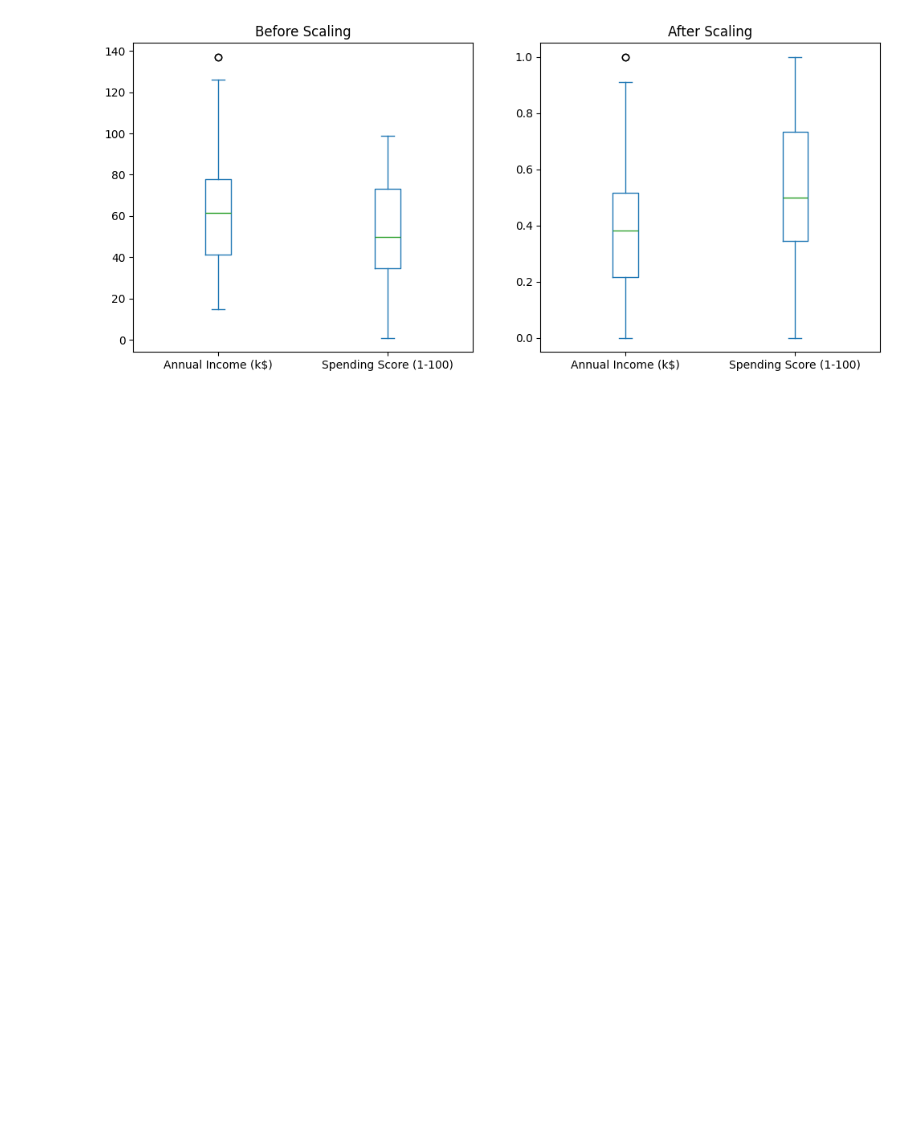
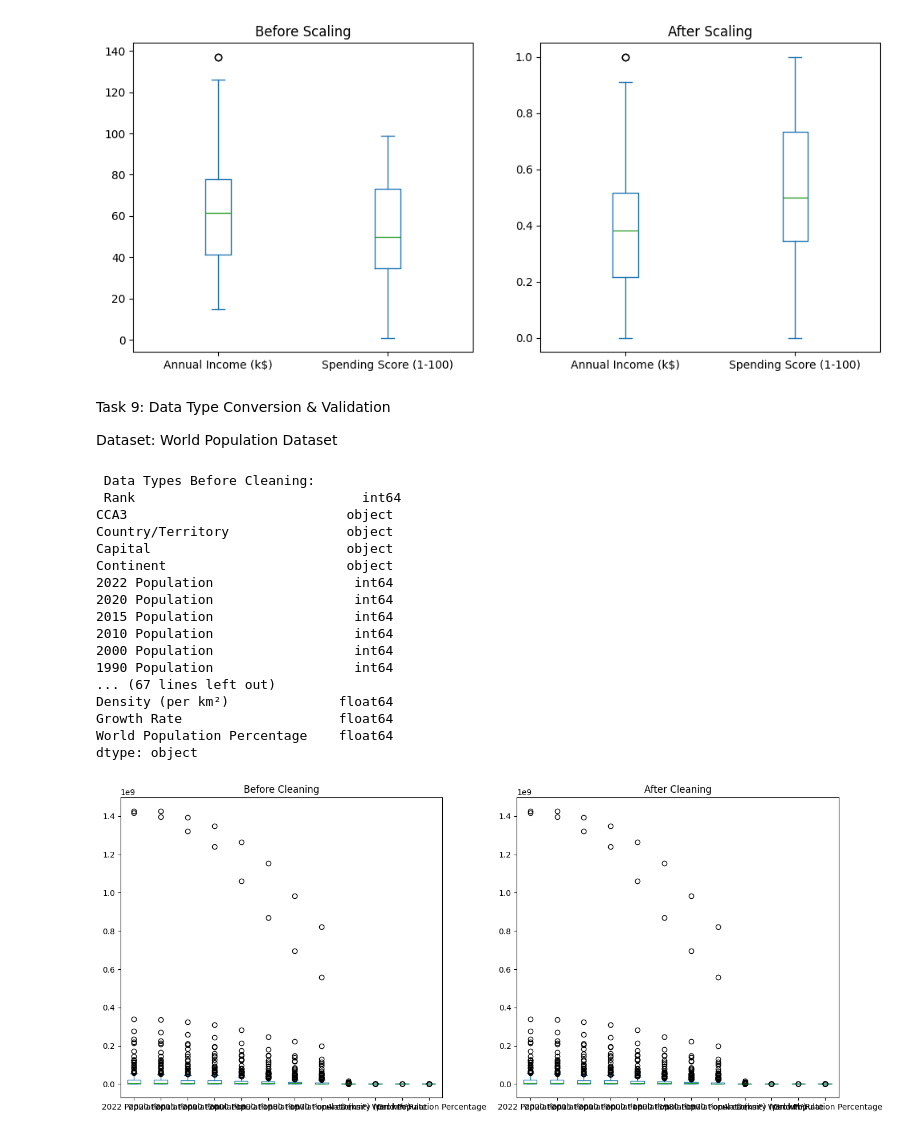
Before and after one commit to KishoreRaghupathy/Arcap_Reits, a Jupyter notebook: DS/Task1/Task.ipynb, the cells around one changed output. Cells and saved outputs as stored; diff of their text form; code cells hidden in the pictures; blank space fills up the shorter version.

Commit message:
completed task 9 and started task 10 and yet to complete

```diff
--- a/DS/Task1/Task.ipynb
+++ b/DS/Task1/Task.ipynb
@@ -516,3 +516,70 @@ plt.show()
 3            0.008197                0.775510
 4            0.016393                0.397959
 [figure]
+# %% [markdown]
+Task 9: Data Type Conversion & Validation
+
+Dataset: World Population Dataset
+# %%
+import pandas as pd
+import matplotlib.pyplot as plt
+
+df = pd.read_csv("world_population.csv")
+
+print(" Data Types Before Cleaning:\n", df.dtypes)
+print("\n Sample rows:\n", df.head())
+
+numeric_cols = [
+    "2022 Population", "2020 Population", "2015 Population", "2010 Population",
+    "2000 Population", "1990 Population", "1980 Population", "1970 Population",
+    "Area (km²)", "Density (per km²)", "Growth Rate", "World Population Percentage"
+]
+
+for col in numeric_cols:
+    df[col] = (
+        df[col]
+        .astype(str)
+        .str.replace(r"[,%]", "", regex=True)
+        .str.strip()
+    )
+    df[col] = pd.to_numeric(df[col], errors="coerce")
+
+print("\n Missing values after conversion:\n", df[numeric_cols].isnull().sum())
+
+df[numeric_cols] = df[numeric_cols].fillna(df[numeric_cols].median())
+
+print("\n Data Types After Cleaning:\n", df.dtypes)
+
+fig, axes = plt.subplots(1, 2, figsize=(14, 6))
+
+df_raw = pd.read_csv("world_population.csv")
+for col in numeric_cols:
+    df_raw[col] = df_raw[col].astype(str).str.replace(r"[,%]", "", regex=True).str.strip()
+
+df_raw[numeric_cols] = df_raw[numeric_cols].apply(pd.to_numeric, errors="coerce")
+
+df_raw[numeric_cols].plot(kind="box", ax=axes[0], title="Before Cleaning")
+
+df[numeric_cols].plot(kind="box", ax=axes[1], title="After Cleaning")
+
+plt.tight_layout()
+plt.show()
+# %% [output]
+ Data Types Before Cleaning:
+ Rank                             int64
+CCA3                            object
+Country/Territory               object
+Capital                         object
+Continent                       object
+2022 Population                  int64
+2020 Population                  int64
+2015 Population                  int64
+2010 Population                  int64
+2000 Population                  int64
+1990 Population                  int64
+... (67 lines left out)
+Density (per km²)              float64
+Growth Rate                    float64
+World Population Percentage    float64
+dtype: object
+[figure, added]
```
Also changed, not shown: parts of 1 cell of this notebook, 15 other files.
